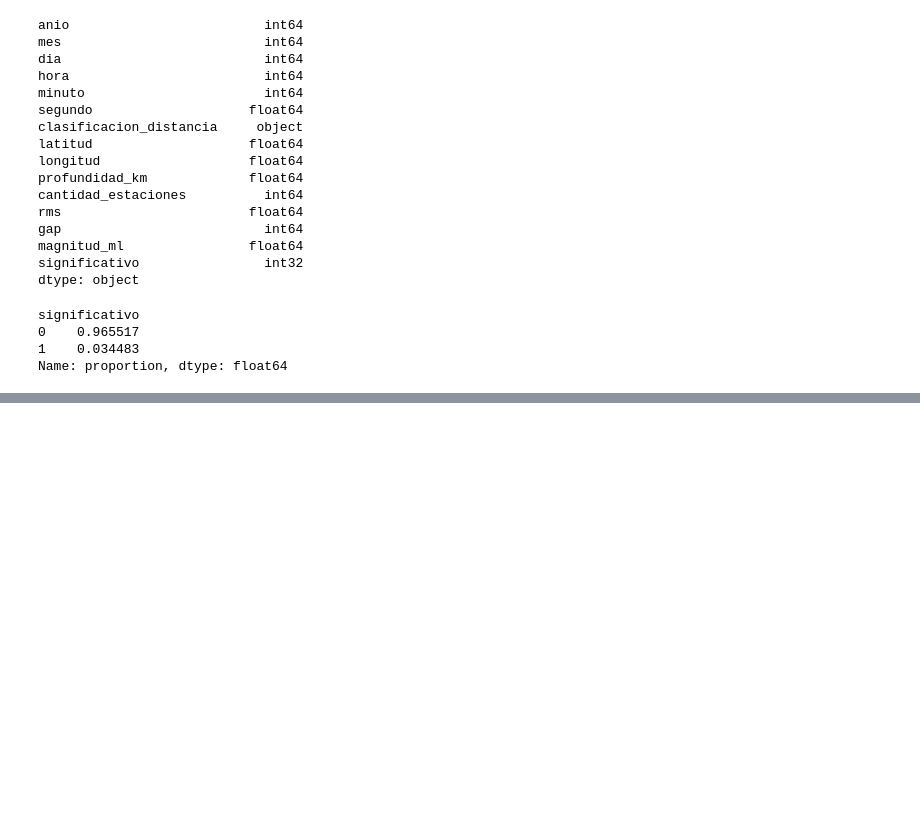
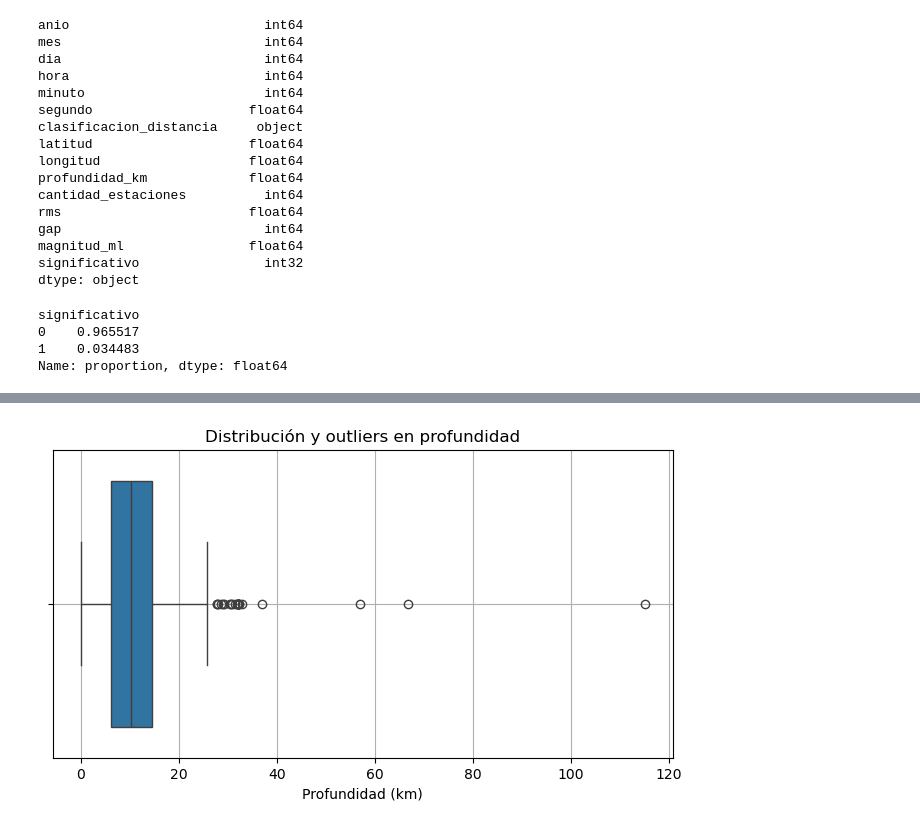
Before and after one commit to Valeria-s-v/sismos-tdf-clasificacion-ML, a Jupyter notebook: notebooks/clasificacion_sismos.ipynb, the cells around one changed output, grey strips where cells are left out. Drawn from its saved outputs; the diff is of its cells as text; code cells hidden in the pictures; blank space fills up the shorter version.

```diff
--- a/notebooks/clasificacion_sismos.ipynb
+++ b/notebooks/clasificacion_sismos.ipynb
@@ -413,0 +230,10 @@ df_pred.to_csv("data/processed/sismos_con_predicciones.csv", index=False)
+# %%
+# Boxplot de profundidad
+plt.figure(figsize=(8, 4))
+sns.boxplot(x=df_raw['profundidad_km'])
+plt.title('Distribución y outliers en profundidad')
+plt.xlabel('Profundidad (km)')
+plt.grid(True)
+plt.show()
+# %% [output]
+[figure, added]
```
Also changed, not shown: parts of 58 cells of this notebook, 2 other files.
